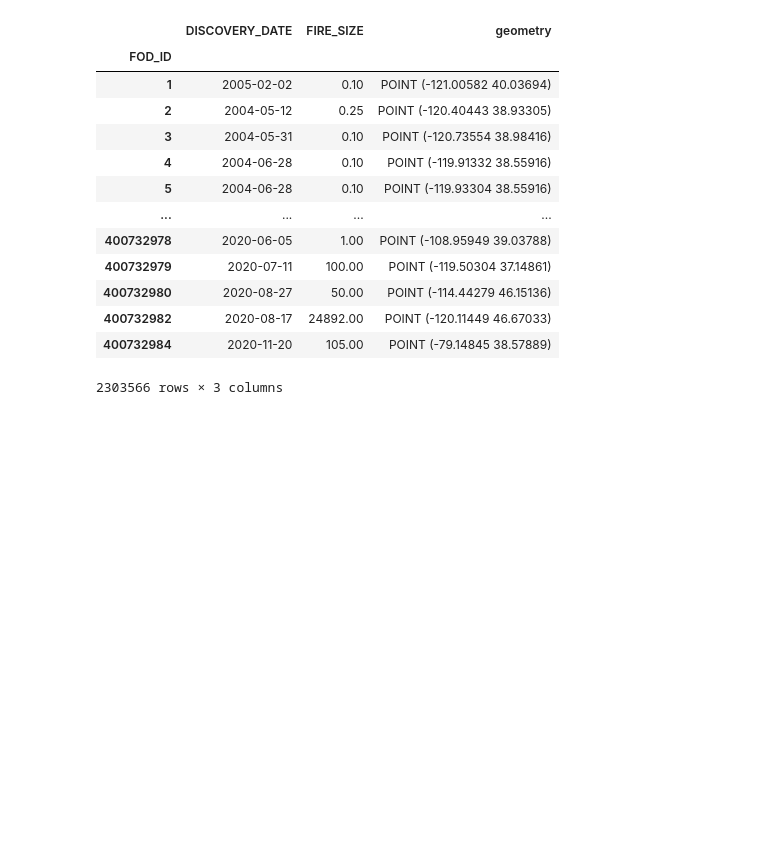
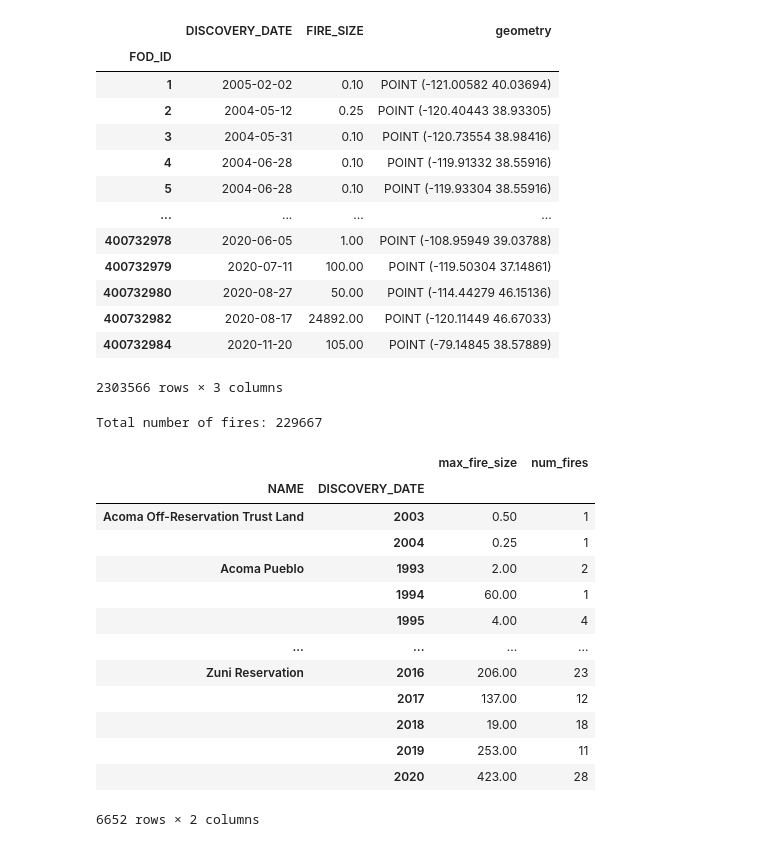
Before and after one commit to ellenalamont17/ellenalamont17.github.io, a Jupyter notebook: notebook/nbd_fire-location.ipynb, the cells around one changed output. Saved outputs shown, nothing was run; the diff lists cells and outputs as text; code cells hidden in the pictures; blank space fills up the shorter version.

Commit message:
spatially join naa and fire

```diff
--- a/notebook/nbd_fire-location.ipynb
+++ b/notebook/nbd_fire-location.ipynb
@@ -152,20 +152,36 @@ Geodetic CRS after reprojection: EPSG:4269
 # %%
 # Spatially join the watershed with the fire history geodataframes
 fire_region_gdf = (
-    wbd_hu2_gdf[['name', 'geometry']]
+    nbd_naa_gdf[['NAME', 'geometry']]
     .sjoin(fire_clean_gdf, how='inner', predicate='intersects')
 )
 
 # Calculate max fire size for each year in watershed combination
 fire_region_gdf = (fire_region_gdf
-    .groupby(['name', fire_region_gdf.DISCOVERY_DATE.dt.year])
+    .groupby(['NAME', fire_region_gdf.DISCOVERY_DATE.dt.year])
     .agg(
         max_fire_size=('FIRE_SIZE','max'),      # New name = old, how
         num_fires=('index_right', 'count'))     # New name = old, how
 )
 
 print('Total number of fires: ' + str(fire_region_gdf.num_fires.sum()))
 fire_region_gdf
+# %% [output]
+Total number of fires: 229667
+|  |  | max_fire_size | num_fires |
+| NAME | DISCOVERY_DATE |  |  |
+| Acoma Off-Reservation Trust Land | 2003 | 0.50 | 1 |
+|  | 2004 | 0.25 | 1 |
+| Acoma Pueblo | 1993 | 2.00 | 2 |
+|  | 1994 | 60.00 | 1 |
+|  | 1995 | 4.00 | 4 |
+| ... | ... | ... | ... |
+| Zuni Reservation | 2016 | 206.00 | 23 |
+|  | 2017 | 137.00 | 12 |
+|  | 2018 | 19.00 | 18 |
+|  | 2019 | 253.00 | 11 |
+|  | 2020 | 423.00 | 28 |
+6652 rows × 2 columns
 # %%
 #Calculate the area of each watershed (use Albers Equal Area Projection)
 wbd_hu2_gdf['area_ha'] = (        # Add an area column to gdf
```
